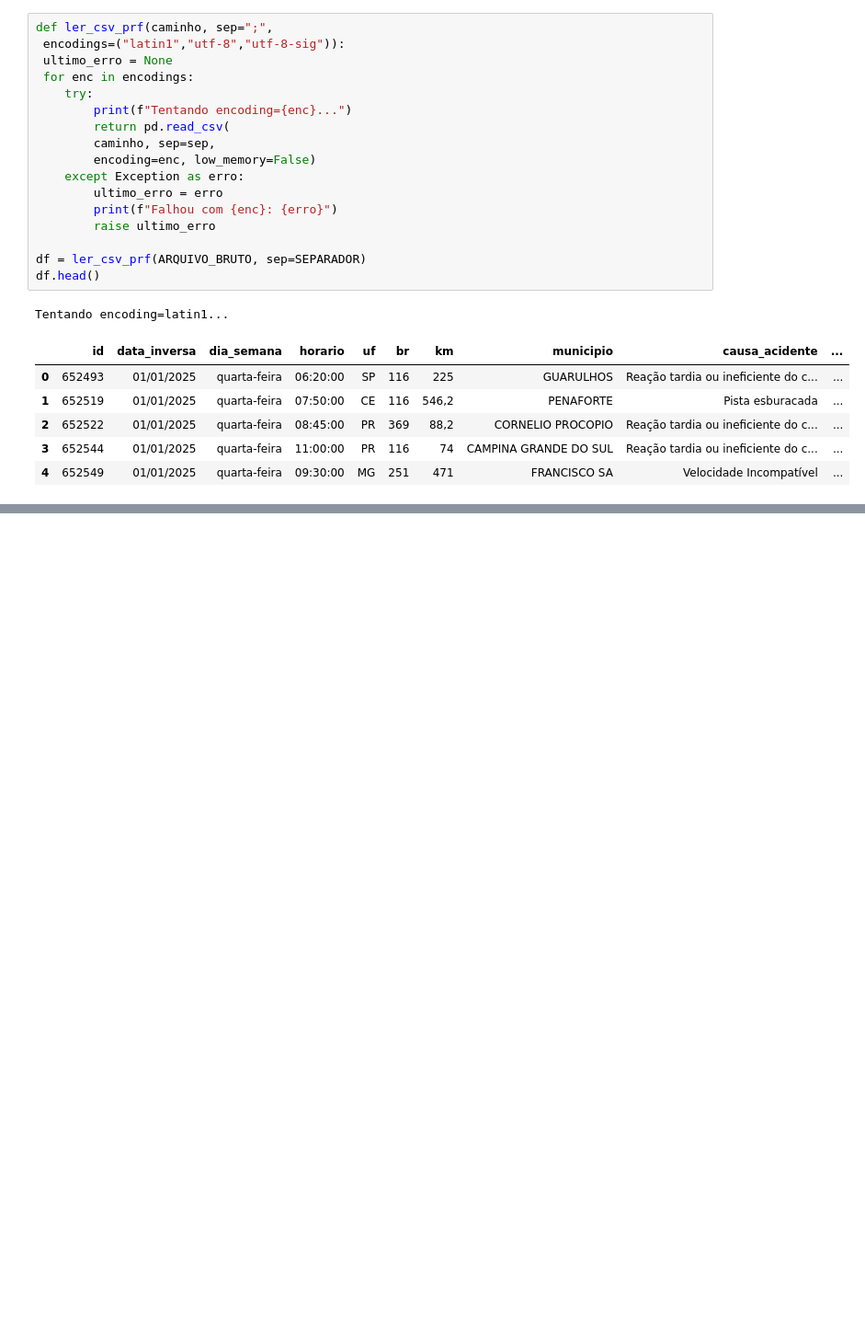
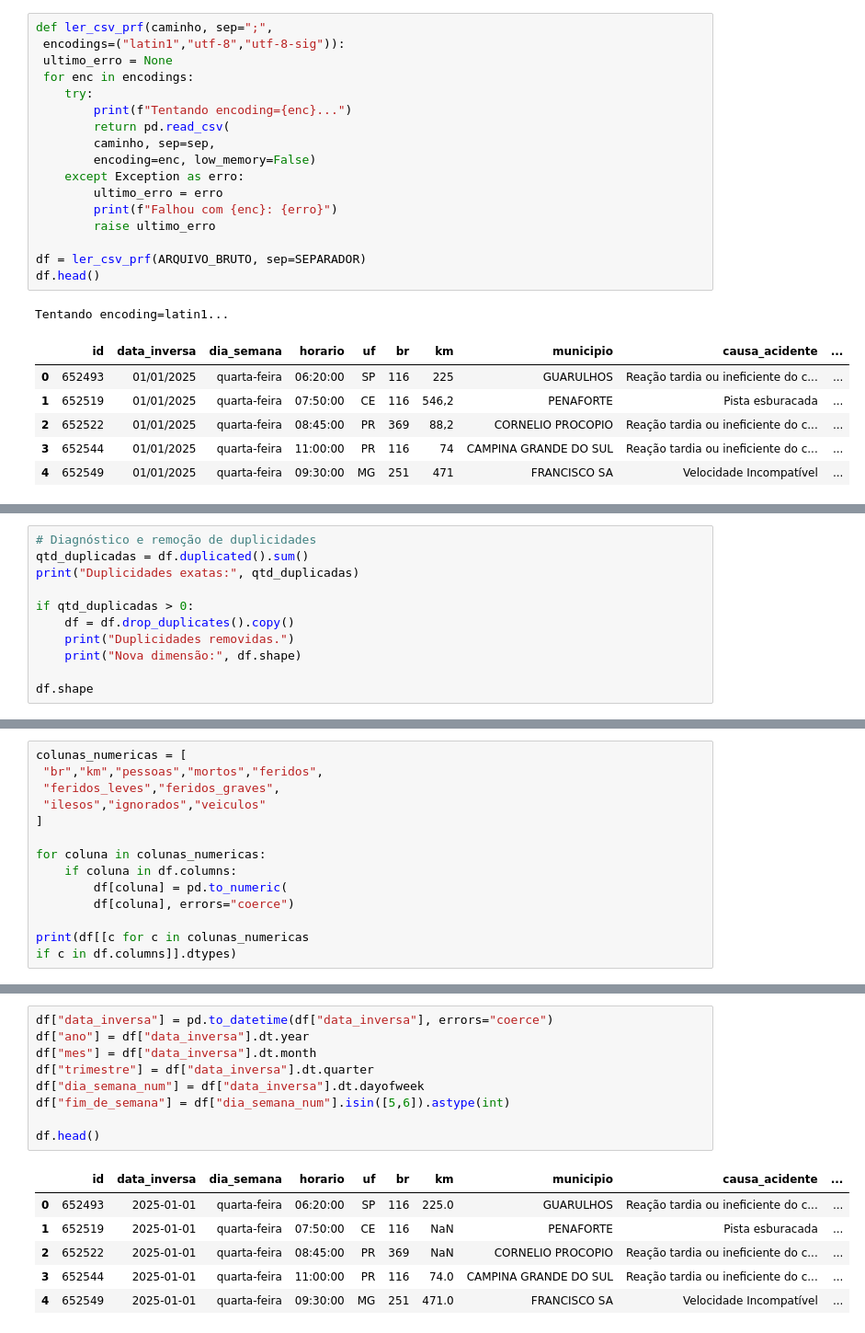
Before and after one commit to vitoriacamilo-ai/Preparacao-de-dados-Aponti, a Jupyter notebook: Projeto_PRF/notebooks/modulo04.ipynb, the cells around one changed output, grey strips where cells are left out. Shown at 92% size. Drawn from its saved outputs; the diff is of its cells as text; blank space fills up the shorter version.

```diff
--- a/Projeto_PRF/notebooks/modulo04.ipynb
+++ b/Projeto_PRF/notebooks/modulo04.ipynb
@@ -81,0 +174,11 @@ Tentando encoding=latin1...
+# %%
+# Diagnóstico e remoção de duplicidades
+qtd_duplicadas = df.duplicated().sum()
+print("Duplicidades exatas:", qtd_duplicadas)
+
+if qtd_duplicadas > 0:
+    df = df.drop_duplicates().copy()
+    print("Duplicidades removidas.")
+    print("Nova dimensão:", df.shape)
+
+df.shape
@@ -81,0 +222,14 @@ Tentando encoding=latin1...
+# %%
+colunas_numericas = [
+ "br","km","pessoas","mortos","feridos",
+ "feridos_leves","feridos_graves",
+ "ilesos","ignorados","veiculos"
+]
+
+for coluna in colunas_numericas:
+    if coluna in df.columns:
+        df[coluna] = pd.to_numeric(
+        df[coluna], errors="coerce")
+
+print(df[[c for c in colunas_numericas
+if c in df.columns]].dtypes)
@@ -81,0 +248,16 @@ Tentando encoding=latin1...
+# %%
+df["data_inversa"] = pd.to_datetime(df["data_inversa"], errors="coerce")
+df["ano"] = df["data_inversa"].dt.year
+df["mes"] = df["data_inversa"].dt.month
+df["trimestre"] = df["data_inversa"].dt.quarter
+df["dia_semana_num"] = df["data_inversa"].dt.dayofweek
+df["fim_de_semana"] = df["dia_semana_num"].isin([5,6]).astype(int)
+
+df.head()
+# %% [output]
+|  | id | data_inversa | dia_semana | horario | uf | br | km | municipio | causa_acidente | ... |
+| 0 | 652493 | 2025-01-01 | quarta-feira | 06:20:00 | SP | 116 | 225.0 | GUARULHOS | Reação tardia ou ineficiente do c... | ... |
+| 1 | 652519 | 2025-01-01 | quarta-feira | 07:50:00 | CE | 116 | NaN | PENAFORTE | Pista esburacada | ... |
+| 2 | 652522 | 2025-01-01 | quarta-feira | 08:45:00 | PR | 369 | NaN | CORNELIO PROCOPIO | Reação tardia ou ineficiente do c... | ... |
+| 3 | 652544 | 2025-01-01 | quarta-feira | 11:00:00 | PR | 116 | 74.0 | CAMPINA GRANDE DO SUL | Reação tardia ou ineficiente do c... | ... |
+| 4 | 652549 | 2025-01-01 | quarta-feira | 09:30:00 | MG | 251 | 471.0 | FRANCISCO SA | Velocidade Incompatível | ... |
```
Also changed, not shown: parts of 12 cells of this notebook.
